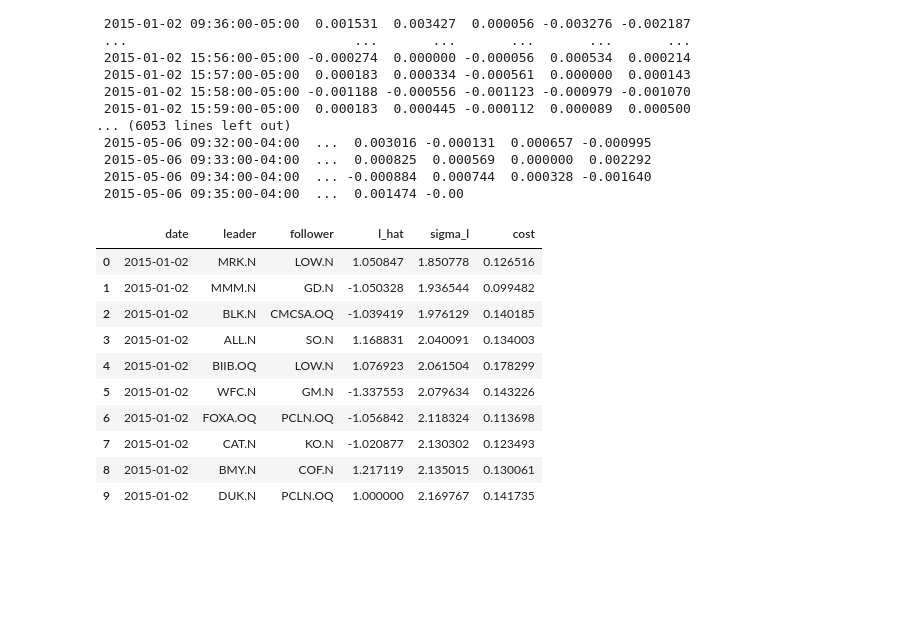
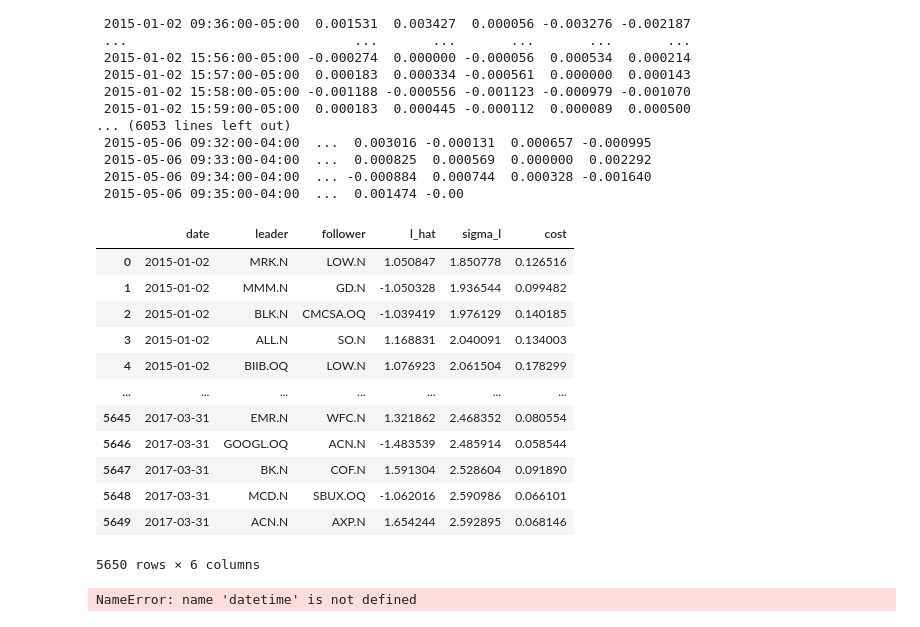
Before and after one commit to matthias-wyss/OCP-StatArb-SP100, a Jupyter notebook: OCP.ipynb, the cells around one changed output. Cells and saved outputs as stored; diff of their text form; code cells hidden in the pictures; blank space fills up the shorter version.

```diff
--- a/OCP.ipynb
+++ b/OCP.ipynb
@@ -63,18 +71,20 @@ daily_top = ocp.ocp_run_all_days_fast(
 
 daily_top.to_parquet(f"data/top_pairs/daily_top_pairs_{first_n_days}.parquet", index=False)
 # %%
-daily_top = pd.read_parquet(f"data/top_pairs/daily_top_pairs_{first_n_days}.parquet")
+daily_top = pd.read_parquet(f"data/top_pairs/daily_top_pairs_573.parquet")
 
 daily_top
 # %% [output]
 |  | date | leader | follower | l_hat | sigma_l | cost |
 | 0 | 2015-01-02 | MRK.N | LOW.N | 1.050847 | 1.850778 | 0.126516 |
 | 1 | 2015-01-02 | MMM.N | GD.N | -1.050328 | 1.936544 | 0.099482 |
 | 2 | 2015-01-02 | BLK.N | CMCSA.OQ | -1.039419 | 1.976129 | 0.140185 |
 | 3 | 2015-01-02 | ALL.N | SO.N | 1.168831 | 2.040091 | 0.134003 |
 | 4 | 2015-01-02 | BIIB.OQ | LOW.N | 1.076923 | 2.061504 | 0.178299 |
-| 5 | 2015-01-02 | WFC.N | GM.N | -1.337553 | 2.079634 | 0.143226 |
-| 6 | 2015-01-02 | FOXA.OQ | PCLN.OQ | -1.056842 | 2.118324 | 0.113698 |
-| 7 | 2015-01-02 | CAT.N | KO.N | -1.020877 | 2.130302 | 0.123493 |
-| 8 | 2015-01-02 | BMY.N | COF.N | 1.217119 | 2.135015 | 0.130061 |
-| 9 | 2015-01-02 | DUK.N | PCLN.OQ | 1.000000 | 2.169767 | 0.141735 |
+| ... | ... | ... | ... | ... | ... | ... |
+| 5645 | 2017-03-31 | EMR.N | WFC.N | 1.321862 | 2.468352 | 0.080554 |
+| 5646 | 2017-03-31 | GOOGL.OQ | ACN.N | -1.483539 | 2.485914 | 0.058544 |
+| 5647 | 2017-03-31 | BK.N | COF.N | 1.591304 | 2.528604 | 0.091890 |
+| 5648 | 2017-03-31 | MCD.N | SBUX.OQ | -1.062016 | 2.590986 | 0.066101 |
+| 5649 | 2017-03-31 | ACN.N | AXP.N | 1.654244 | 2.592895 | 0.068146 |
+5650 rows × 6 columns
@@ -80,0 +105,9 @@ daily_top
+# %%
+results = run_backtest(
+    pairs_path=PAIRS_PATH,
+    returns_dir=RETURNS_DIR,
+    index_ticker=INDEX_TICKER,
+    params=params,
+)
+# %% [output]
+NameError: name 'datetime' is not defined
```
Also changed, not shown: parts of 7 cells of this notebook, 3 other files.
